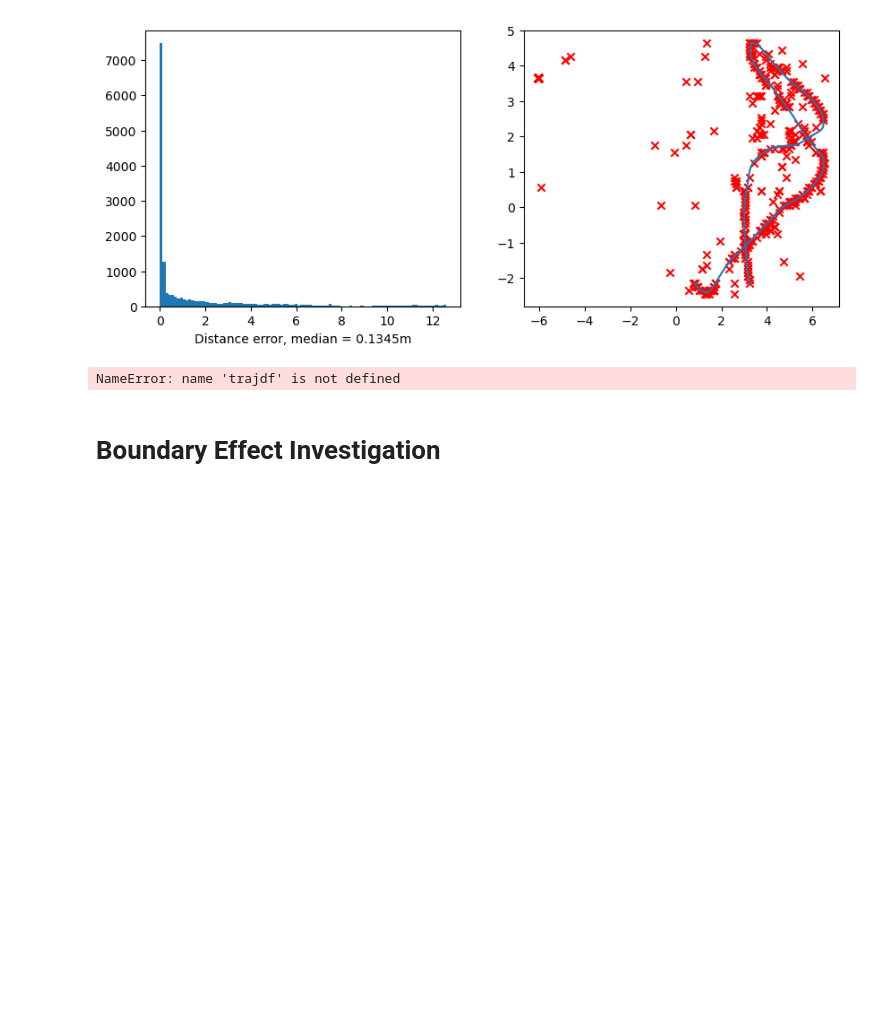
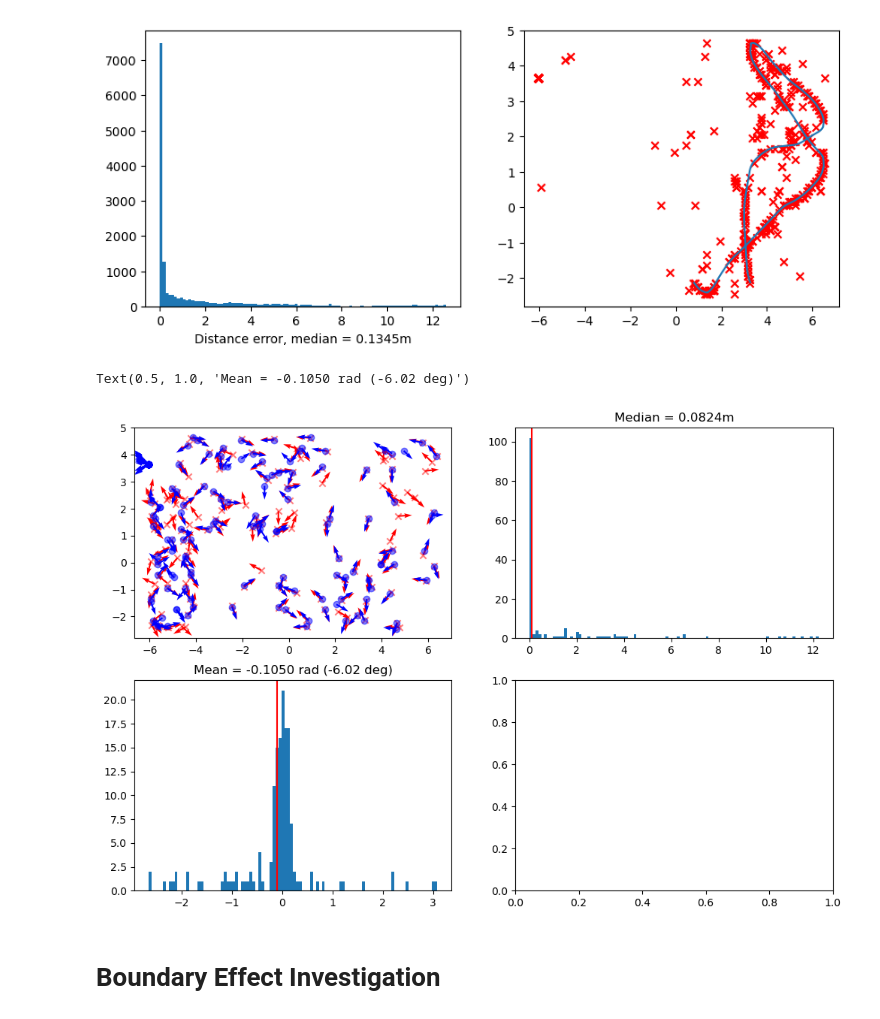
Before and after one commit to yyhhoi/HippoSLAM, a Jupyter notebook: controllers/hipposlam/bayesian_decoder.ipynb, the cells around one changed output. Drawn from its saved outputs; the diff is of its cells as text; code cells hidden in the pictures; blank space fills up the shorter version.

```diff
--- a/controllers/hipposlam/bayesian_decoder.ipynb
+++ b/controllers/hipposlam/bayesian_decoder.ipynb
@@ -400,12 +400,32 @@ ax[1].scatter(xML[breakind1:breakind1 + 500], yML[breakind1:breakind1 + 500], co
 0.13446254019992793
 <matplotlib.collections.PathCollection at 0x...>
 [figure]
-# %%
-import pandas as pd
-
-trajdf['x'][[1, 2, 3]]
-# %% [output]
-NameError: name 'trajdf' is not defined
+# %%
+inferdf = pd.read_pickle(join(data_dir, 'inferences.pickle'))
+# %%
+from pycircstat.descriptive import cdiff, mean as cmean
+fig, ax = plt.subplots(2, 2, figsize=(12, 8))
+
+ax[0, 0].scatter(inferdf['xGT'], inferdf['yGT'], marker= 'x', color='r', alpha=0.5)
+ax[0, 0].quiver(inferdf['xGT'], inferdf['yGT'], np.cos(inferdf['aGT']), np.sin(inferdf['aGT']), color='r')
+ax[0, 0].scatter(inferdf['xML'], inferdf['yML'], marker= 'o', color='b', alpha=0.5)
+ax[0, 0].quiver(inferdf['xML'], inferdf['yML'], np.cos(inferdf['aML']), np.sin(inferdf['aGT']), color='b')
+
+RMSE_pos = np.sqrt((inferdf['xGT'] - inferdf['xML'])**2 + (inferdf['yGT'] - inferdf['yML'])**2)
+mse = np.median(RMSE_pos)
+ax[0, 1].hist(RMSE_pos, bins=100)
+ax[0, 1].axvline(mse, color='r')
+ax[0, 1].set_title('Median = %0.4fm'%mse)
+
+
+adiff = cdiff(inferdf['aGT'], inferdf['aML'])
+mean_adiff = cmean(adiff) - 2*np.pi
+ax[1, 0].hist(adiff, bins=100)
+ax[1, 0].axvline(mean_adiff, color='r')
+ax[1, 0].set_title('Mean = %0.4f rad (%0.2f deg)'%(mean_adiff, np.rad2deg(mean_adiff)))
+# %% [output]
+Text(0.5, 1.0, 'Mean = -0.1050 rad (-6.02 deg)')
+[figure, added]
 # %% [markdown]
 # Boundary Effect Investigation
 # %%
```
Also changed, not shown: 4 other files.
